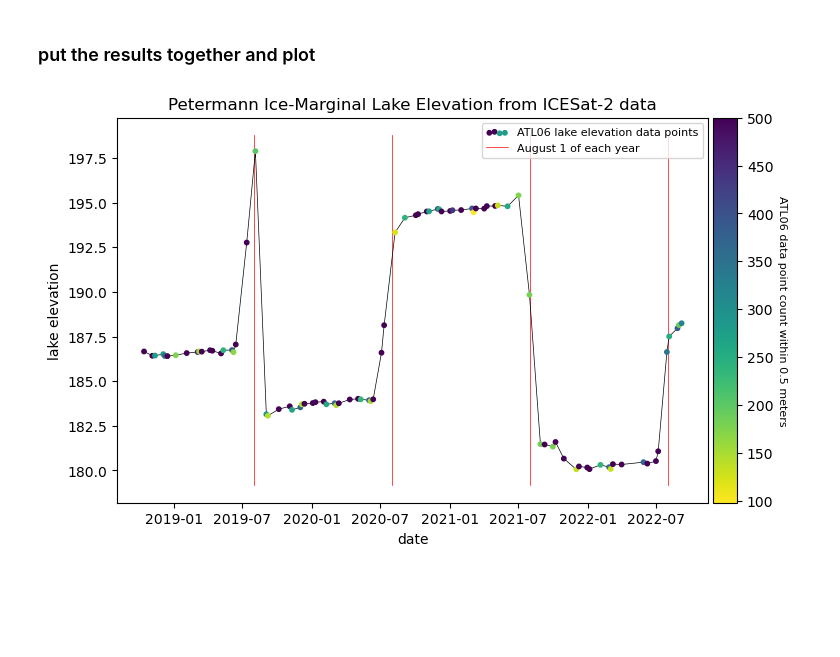
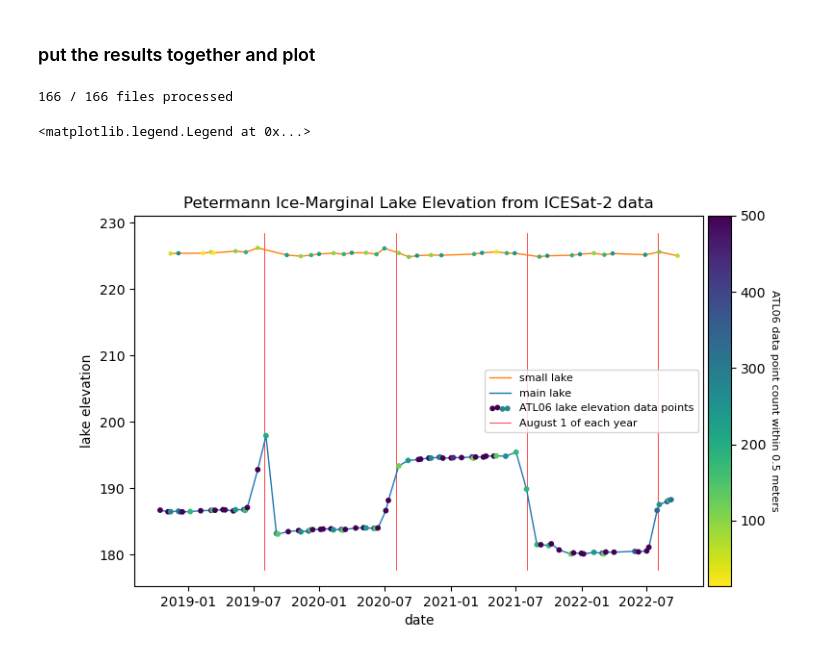
Before and after one commit to fliphilipp/ICESat2_getting_started, a Jupyter notebook: ice-marginal-lakes.ipynb, the cells around one changed output. Drawn from its saved outputs; the diff is of its cells as text; code cells hidden in the pictures; blank space fills up the shorter version.

Commit message:
add small lake as an option

```diff
--- a/ice-marginal-lakes.ipynb
+++ b/ice-marginal-lakes.ipynb
@@ -22,6 +22,7 @@ from ed.edcreds import getedcreds
 # %%
 # I just drew these randomly on a map...
 shape = 'data/shapefiles/petermann_marginal_lake.geojson'
+lake_small = 'data/shapefiles/petermann-small-lake.geojson'
 shape_buffer = 'data/shapefiles/petermann_marginal_lake_buffer.geojson'
 
 gdf = gpd.read_file(shape_buffer)
@@ -33,6 +34,10 @@ geom = [i for i in gdf.geometry]
 lons,lats = geom[0].exterior.coords.xy
 shape_coords = list(zip(lats,lons))
 shape_bounds = [[np.min(lats),np.min(lons)], [np.max(lats),np.max(lons)]]
+gdf = gpd.read_file(lake_small)
+geom = [i for i in gdf.geometry]
+lons,lats = geom[0].exterior.coords.xy
+shape_small_lake_coords = list(zip(lats,lons))
 
 m=Map(basemap=basemaps.Esri.WorldImagery,center=[np.mean(lats),np.mean(lons)],zoom=9)
 m.fit_bounds(shape_bounds)
@@ -40,6 +45,8 @@ polygon = Polygon(locations=shape_buffer_coords, color="green", fill_color="blue
 m.add_layer(polygon)
 polygon2 = Polygon(locations=shape_coords, color="blue", fill_color="blue", name='polygon')
 m.add_layer(polygon2)
+polygon3 = Polygon(locations=shape_small_lake_coords, color="red", fill_color="red", name='polygon')
+m.add_layer(polygon3)
 m.add_control(LayersControl())
 m
 # %% [output]
@@ -273,34 +288,46 @@ for i, file in enumerate(files_to_process):
 # %% [markdown]
 ### put the results together and plot
+# %%
+lake_shape_main = 'data/shapefiles/petermann_marginal_lake.geojson'
+lake_shape_small = 'data/shapefiles/petermann-small-lake.geojson'
+files_directory = 'data/IS2/v005/'
+
+results_main = lake_elev_time_series(lake_shape_main, files_directory)
+results_small = lake_elev_time_series(lake_shape_small, files_directory)
+# %% [output]
+166 / 166 files processed
 # %%
-results = pd.DataFrame({'date': date_list, 'elev': elev_list, 'counts': count_list})
-results = results[results.counts > 50]
+results_main = results_main[results_main.counts > 50]
 
 fig, ax = plt.subplots(figsize=[8,5], dpi=100)
-ax.plot(results.date, results.elev, 'k-', lw=0.5, zorder=-1000)
-scatterplot = ax.scatter(results.date, results.elev, s=10, alpha=1, c=results.counts, cmap=cm.viridis_r,
-                   vmin=np.min(results.counts), vmax=500, zorder=1000, label='ATL06 lake elevation data points')
+
+small_line, = ax.plot(results_small.date, results_small.elev, c='C1', lw=1, zorder=-1000, label='small lake')
+main_line, = ax.plot(results_main.date, results_main.elev, c='C0', lw=1, zorder=-1000, label='main lake')
+
+scatterplot = ax.scatter(results_main.date, results_main.elev, s=10, alpha=1, c=results_main.counts, cmap=cm.viridis_r,
+                   vmin=np.min(results_small.counts), vmax=500, zorder=1000, label='ATL06 lake elevation data points')
+ax.scatter(results_small.date, results_small.elev, s=5, alpha=1, c=results_small.counts, cmap=cm.viridis_r,
+                   vmin=np.min(results_small.counts), vmax=500, zorder=1000, label='ATL06 lake elevation data points')
 
 augusts = [datetime(2019, 8, 1) + relativedelta(years=i) for i in np.arange(4)]
 yl = ax.get_ylim()
 for aug1 in augusts:
     august_line, = ax.plot([aug1]*2, yl, 'r-', lw=0.5, label='August 1 of each year', zorder=-10000)
 
 ax.set_xlabel('date')
 ax.set_ylabel('lake elevation')
 ax.set_title('Petermann Ice-Marginal Lake Elevation from ICESat-2 data')
 
 # make colorbar
 from mpl_toolkits.axes_grid1 import make_axes_locatable
 # add the colorbar
 divider = make_axes_locatable(ax)
 cax = divider.append_axes('right', size='4%', pad=0.05)
 cbar = fig.colorbar(scatterplot, cax=cax, orientation='vertical')
 cbar.ax.get_yaxis().labelpad = 10
 cbar.ax.set_ylabel('ATL06 data point count within %g meters' % smoothing_length, rotation=270, fontsize=8)
 
-ax.legend(handles=[scatterplot, august_line], loc='upper right', fontsize=8, scatterpoints=4)
-display(fig)
-plt.close(fig)
+ax.legend(handles=[small_line, main_line, scatterplot, august_line], loc='right', fontsize=8, scatterpoints=4)
 # %% [output]
+<matplotlib.legend.Legend at 0x...>
-[figure, old version]
+[figure, new version]
```
Also changed, not shown: parts of 3 cells of this notebook, 1 other file.
